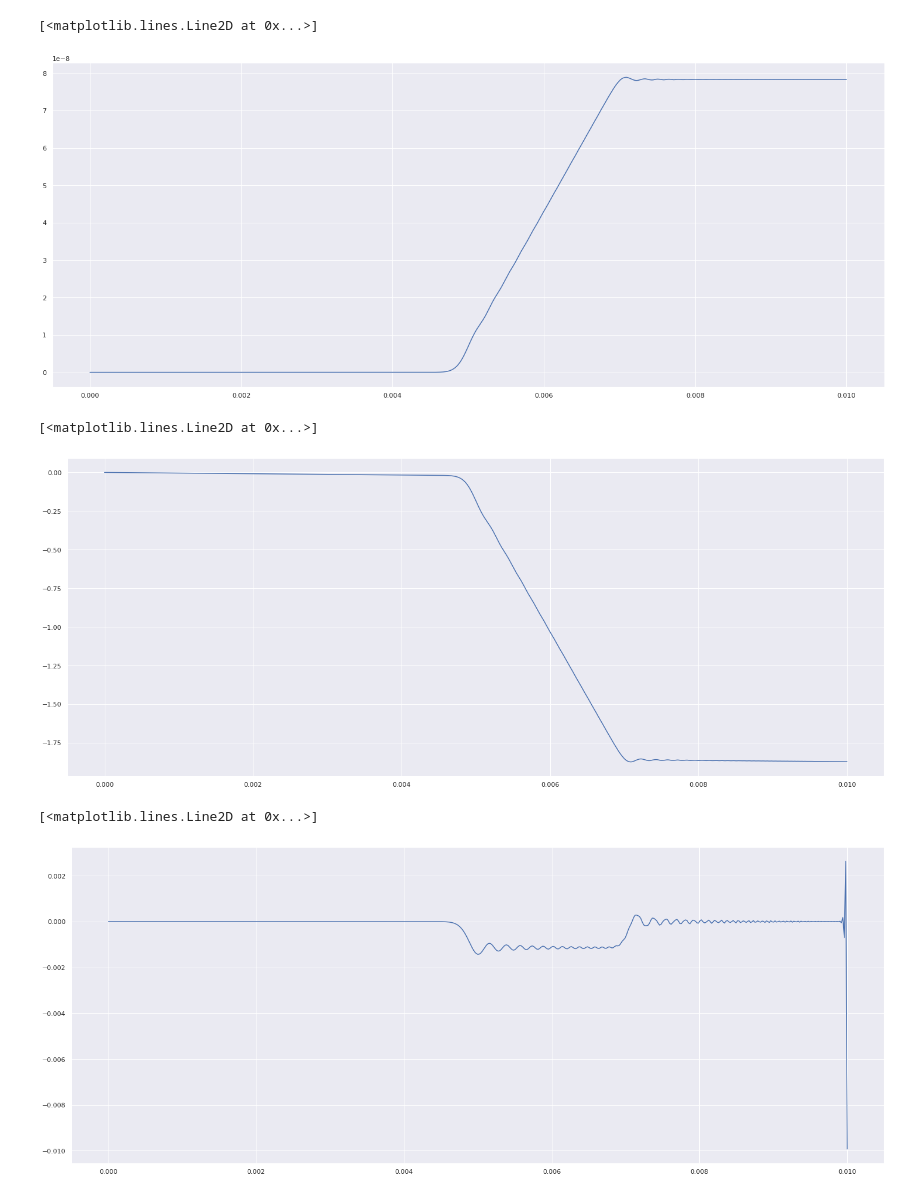
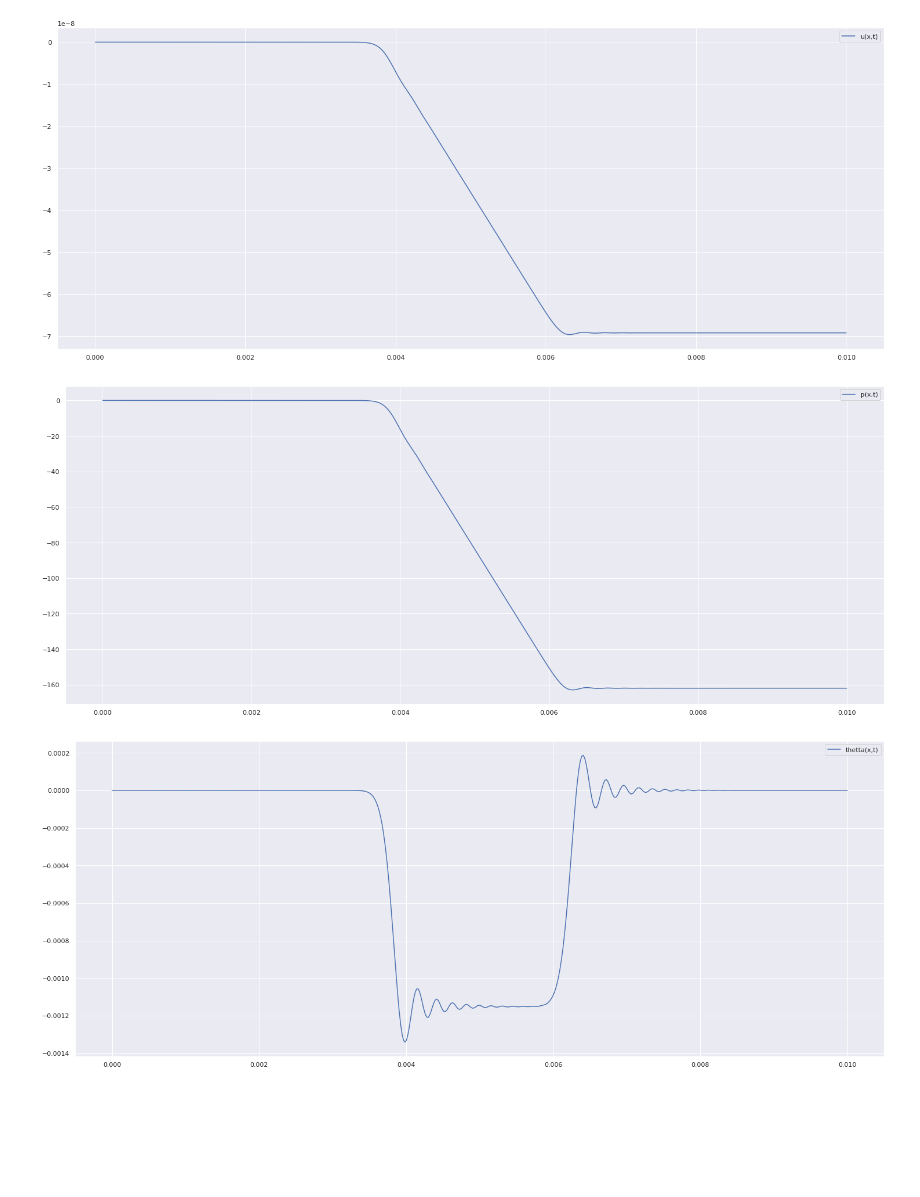
Before and after one commit to maxymVoytovych/BachelorsCode, a Jupyter notebook: CodeStatic/Main.ipynb, the cells around one changed output. Saved outputs shown, nothing was run; the diff lists cells and outputs as text; code cells hidden in the pictures; blank space fills up the shorter version.

```diff
--- a/CodeStatic/Main.ipynb
+++ b/CodeStatic/Main.ipynb
@@ -6,6 +6,8 @@ from CourantFunctions import CourantFunctions as cf
 import MathHelper as mh
 import pandas as pd
 import math
+import time
+from scipy import integrate
 sns.set(rc={'figure.figsize':(25,10)})
 #input data
 l = 0.01
@@ -28,11 +30,12 @@ f=0
 #модуль Юнга
 c=139000000000#ok
 #коефіцієнт п'єзоелектрики
-E=-15.1#ok
+E=15.1#ok
+e=0
 #електрична індукція
 D=0
 #коефіцієнт діелектричної проникливості
-g=0.000000646#ok
+g=0.00000000646#ok
 #задане значення теплового потоку в точці L
 def hShtrih(t):#ok
     return 0
@@ -41,7 +44,7 @@ Lambda=1.1#ok
 #коефіцієнт піроелектрики
 pSmall=0.00027#ok
 #почтакове значення тепла T
-Tzero = 1/293
+Tzero = 1/298
 #коефіцієнт електропровідності
 z = 5*math.pow(10,-12)#ok
 #питома теплоємності
@@ -56,6 +59,9 @@ def sigmaShtrih(t):#ok
         return 0
 
 def JShtrih(t):#ok
+    #if t<=5*math.pow(10,-7):
+     #   return 100
+    #else:
     return 0
 # %%
 #ФУНКЦІЇ куранта
@@ -258,26 +294,17 @@ def FillKMatrix(koeficient,start_temp):
 
     return np.array(CMatrixNew)
 # %%
+start_time = time.time()
 MMatrix = FillMMatrix(rho)
 AMatrix = FillAMatrix(a)
 EMatrix = FillEMatrix(E)
 ZMatrix = FillAMatrix(z)
-SMatrix = FillSMatrix(rho,cE,Tzero)
+SMatrix = FillMMatrix(rho*cE*Tzero)
 CMatrix = FillAMatrix(c)
-YMatrix = FillYMatrix(c,alpha)
+YMatrix = FillFiAndDerMatrix(c*alpha)
 GMatrix = FillAMatrix(g)
-PMatrix = FillPMatrix(pSmall)
+PMatrix = (-1)*FillFiAndDerMatrix(pSmall)
 KMatrix = FillKMatrix(Lambda,Tzero)
-#print(pd.DataFrame(MMatrix))
-#print(pd.DataFrame(AMatrix))
-#print(pd.DataFrame(EMatrix))
-#print(pd.DataFrame(CMatrix))
-#print(pd.DataFrame(ZMatrix))
-#print(pd.DataFrame(SMatrix))
-#print(pd.DataFrame(YMatrix))
-#print(pd.DataFrame(GMatrix))
-#print(pd.DataFrame(PMatrix))
-#print(pd.DataFrame(KMatrix))
 # %%
 #формування векторів початкових умов правої частини слар
 u0 = np.zeros((N+1))
@@ -285,7 +312,8 @@ udot0 = np.zeros((N+1))
 p0 = np.zeros((N+1))
 thetta0 = np.zeros((N+1))
 # %%
-dt=T/1200
+Nt = 4000
+dt=T/Nt
 t = 0
 #constructing main matrix
 MainMatrix = list(np.zeros((3*(N+1),3*(N+1))))
@@ -308,4 +336,4 @@ for i in range(0,N+1):
 MainMatrix[0][0] = pow(10,20)
 MainMatrix[N+1][N+1] = pow(10,20)
 MainMatrix[2*N+2][2*N+2] = pow(10,20)
-print(pd.DataFrame(MainMatrix))
+#print(pd.DataFrame(MainMatrix))
@@ -418,15 +482,18 @@ for i in range(0,N+1):
 # %%
-plt.plot(xi,u0)
+plt.plot(xi,u0,label = 'u(x,t)')
+plt.legend()
+plt.show()
 # %% [output]
-[<matplotlib.lines.Line2D at 0x...>]
-[figure, old version]
+[figure, new version]
 # %%
-plt.plot(xi,p0)
+plt.plot(xi,p0,label = 'p(x,t)')
+plt.legend()
+plt.show()
 # %% [output]
-[<matplotlib.lines.Line2D at 0x...>]
-[figure, old version]
+[figure, new version]
 # %%
-plt.plot(xi,thetta0)
+plt.plot(xi,thetta0,label = 'thetta(x,t)')
+plt.legend()
+plt.show()
 # %% [output]
-[<matplotlib.lines.Line2D at 0x...>]
-[figure, old version]
+[figure, new version]
```
Also changed, not shown: parts of 18 cells of this notebook, 2 other files.
